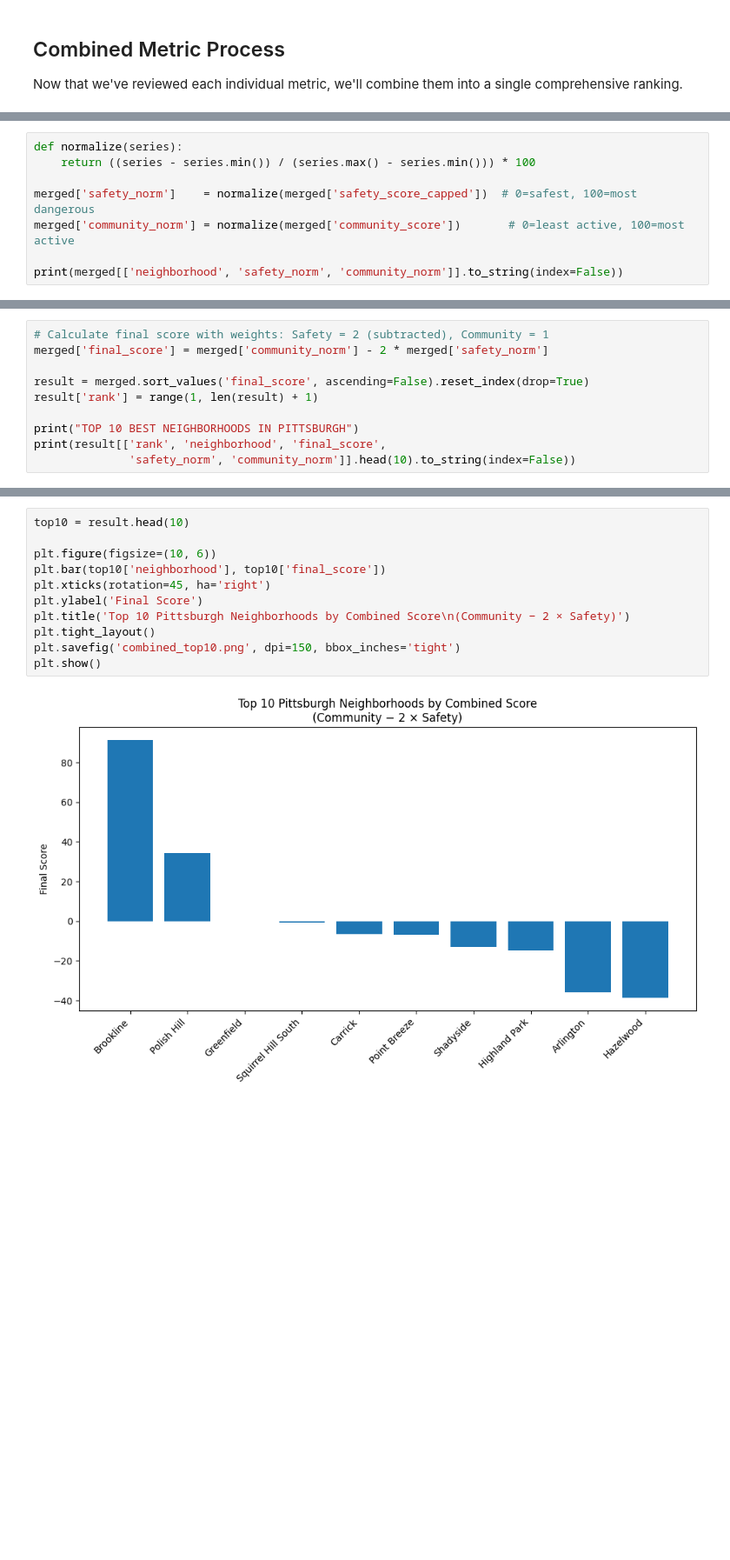
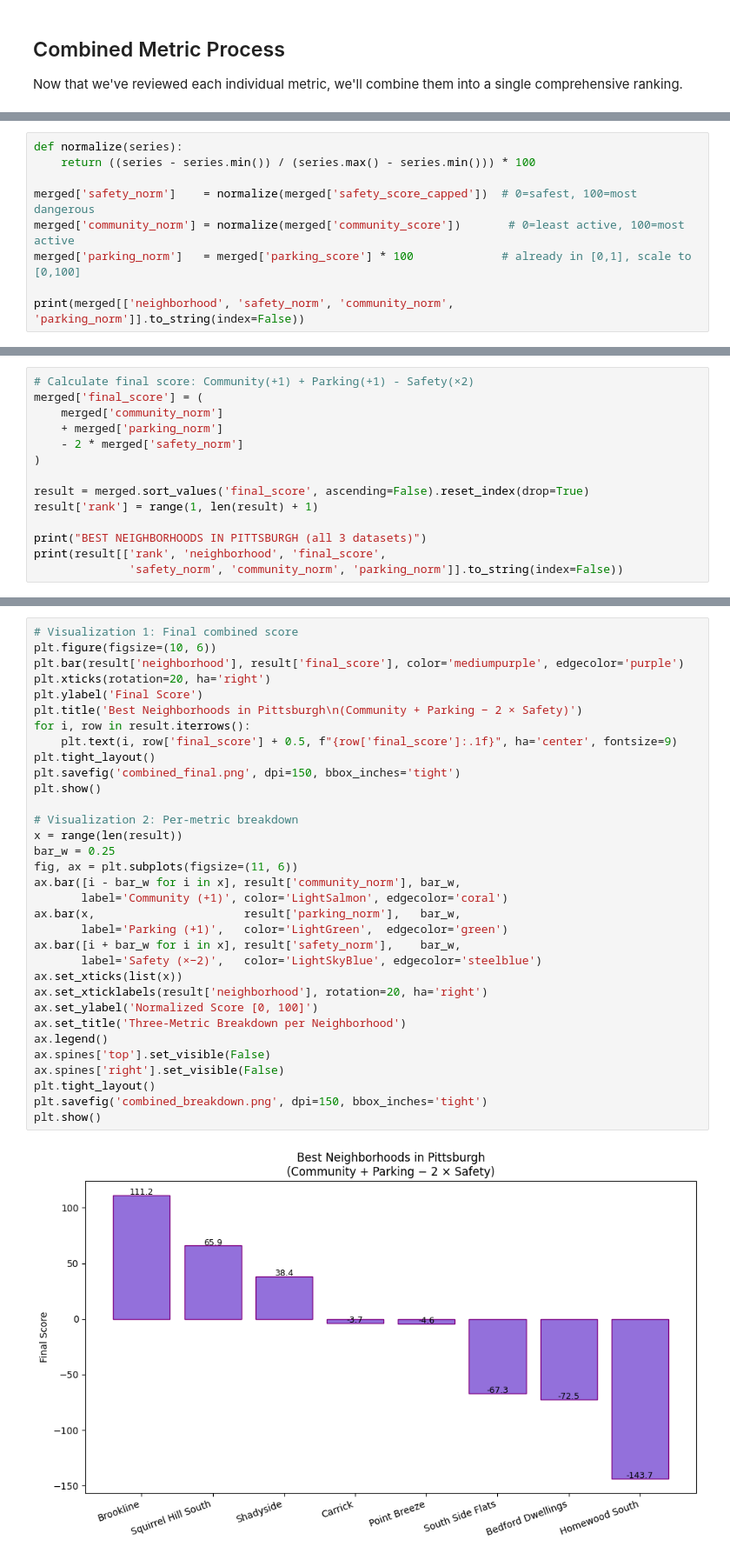
Before and after one commit to wrylht/Final-project-0011, a Jupyter notebook: combined_analysis.ipynb, the cells around one changed output, grey strips where cells are left out. Shown at 87% size. Saved outputs shown, nothing was run; the diff lists cells and outputs as text; blank space fills up the shorter version.

```diff
--- a/combined_analysis.ipynb
+++ b/combined_analysis.ipynb
@@ -253,6 +370,7 @@ def normalize(series):
 
 merged['safety_norm']    = normalize(merged['safety_score_capped'])  # 0=safest, 100=most dangerous
 merged['community_norm'] = normalize(merged['community_score'])       # 0=least active, 100=most active
+merged['parking_norm']   = merged['parking_score'] * 100             # already in [0,1], scale to [0,100]
 
-print(merged[['neighborhood', 'safety_norm', 'community_norm']].to_string(index=False))
+print(merged[['neighborhood', 'safety_norm', 'community_norm', 'parking_norm']].to_string(index=False))
 # %% [output]
@@ -285,13 +399,17 @@ $$\text{Final Score} = \text{Community} - 2 \times \text{Safety}$$
 
 *Note: Higher Safety Score means higher crime rate, so we subtract it.*
 # %%
-# Calculate final score with weights: Safety = 2 (subtracted), Community = 1
-merged['final_score'] = merged['community_norm'] - 2 * merged['safety_norm']
+# Calculate final score: Community(+1) + Parking(+1) - Safety(×2)
+merged['final_score'] = (
+    merged['community_norm']
+    + merged['parking_norm']
+    - 2 * merged['safety_norm']
+)
 
 result = merged.sort_values('final_score', ascending=False).reset_index(drop=True)
 result['rank'] = range(1, len(result) + 1)
 
-print("TOP 10 BEST NEIGHBORHOODS IN PITTSBURGH")
+print("BEST NEIGHBORHOODS IN PITTSBURGH (all 3 datasets)")
 print(result[['rank', 'neighborhood', 'final_score',
-              'safety_norm', 'community_norm']].head(10).to_string(index=False))
+              'safety_norm', 'community_norm', 'parking_norm']].to_string(index=False))
 # %% [output]
@@ -314,13 +428,35 @@ To better communicate our results, we plot the combined final score for the top
 # %%
-top10 = result.head(10)
+# Visualization 1: Final combined score
+plt.figure(figsize=(10, 6))
+plt.bar(result['neighborhood'], result['final_score'], color='mediumpurple', edgecolor='purple')
+plt.xticks(rotation=20, ha='right')
+plt.ylabel('Final Score')
+plt.title('Best Neighborhoods in Pittsburgh\n(Community + Parking − 2 × Safety)')
+for i, row in result.iterrows():
+    plt.text(i, row['final_score'] + 0.5, f"{row['final_score']:.1f}", ha='center', fontsize=9)
+plt.tight_layout()
+plt.savefig('combined_final.png', dpi=150, bbox_inches='tight')
+plt.show()
 
-plt.figure(figsize=(10, 6))
-plt.bar(top10['neighborhood'], top10['final_score'])
-plt.xticks(rotation=45, ha='right')
-plt.ylabel('Final Score')
-plt.title('Top 10 Pittsburgh Neighborhoods by Combined Score\n(Community − 2 × Safety)')
+# Visualization 2: Per-metric breakdown
+x = range(len(result))
+bar_w = 0.25
+fig, ax = plt.subplots(figsize=(11, 6))
+ax.bar([i - bar_w for i in x], result['community_norm'], bar_w,
+       label='Community (+1)', color='LightSalmon', edgecolor='coral')
+ax.bar(x,                      result['parking_norm'],   bar_w,
+       label='Parking (+1)',   color='LightGreen',  edgecolor='green')
+ax.bar([i + bar_w for i in x], result['safety_norm'],    bar_w,
+       label='Safety (×−2)',   color='LightSkyBlue', edgecolor='steelblue')
+ax.set_xticks(list(x))
+ax.set_xticklabels(result['neighborhood'], rotation=20, ha='right')
+ax.set_ylabel('Normalized Score [0, 100]')
+ax.set_title('Three-Metric Breakdown per Neighborhood')
+ax.legend()
+ax.spines['top'].set_visible(False)
+ax.spines['right'].set_visible(False)
 plt.tight_layout()
-plt.savefig('combined_top10.png', dpi=150, bbox_inches='tight')
+plt.savefig('combined_breakdown.png', dpi=150, bbox_inches='tight')
 plt.show()
 # %% [output]
-[figure, old version]
+[figure, new version]
```
Also changed, not shown: parts of 16 cells of this notebook, 2 other files.
